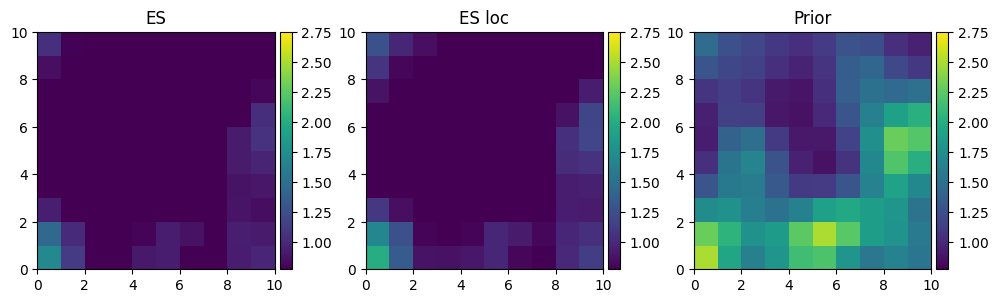
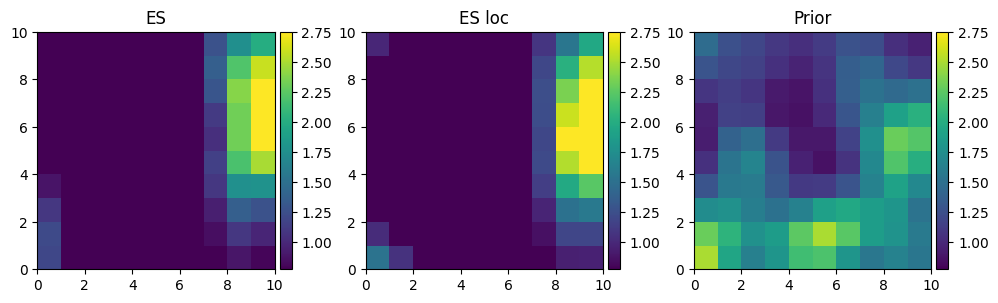
Code edit (unified diff) that turned the first committed figure into the second:
--- before
+++ after
@@ -6,9 +6,10 @@
 ax[2].set_title(f"Prior")
 
-vmin = A.std(axis=1).min() - 0.1 * A.std(axis=1).min()
-vmax = A.std(axis=1).max() + 0.1 * A.std(axis=1).max()
-p0 = ax[0].pcolormesh(A_ES.std(axis=1).reshape(nx, nx).T, vmin=vmin, vmax=vmax)
-p1 = ax[1].pcolormesh(A_ES_loc.std(axis=1).reshape(nx, nx).T, vmin=vmin, vmax=vmax)
-p2 = ax[2].pcolormesh(A.std(axis=1).reshape(nx, nx).T, vmin=vmin, vmax=vmax)
+prior_cond_std = np.exp(A).std(axis=1)
+vmin = prior_cond_std.min() - 0.1 * prior_cond_std.min()
+vmax = prior_cond_std.max() + 0.1 * prior_cond_std.max()
+p0 = ax[0].pcolormesh(np.exp(A_ES).std(axis=1).reshape(nx, nx).T, vmin=vmin, vmax=vmax)
+p1 = ax[1].pcolormesh(np.exp(A_ES_loc).std(axis=1).reshape(nx, nx).T, vmin=vmin, vmax=vmax)
+p2 = ax[2].pcolormesh(prior_cond_std.reshape(nx, nx).T, vmin=vmin, vmax=vmax)
 
 utils.colorbar(p0)

Commit: Update in log-space and set rng to observations